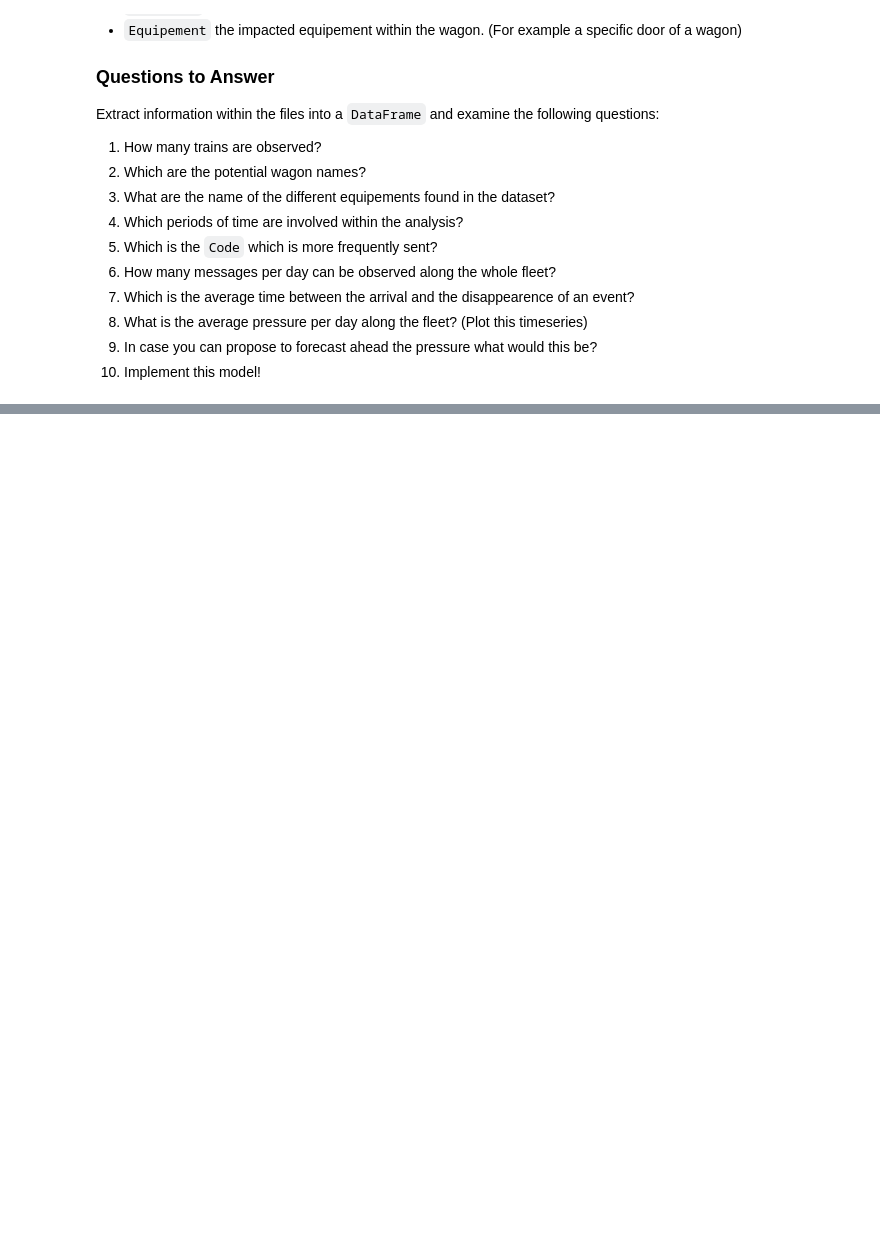
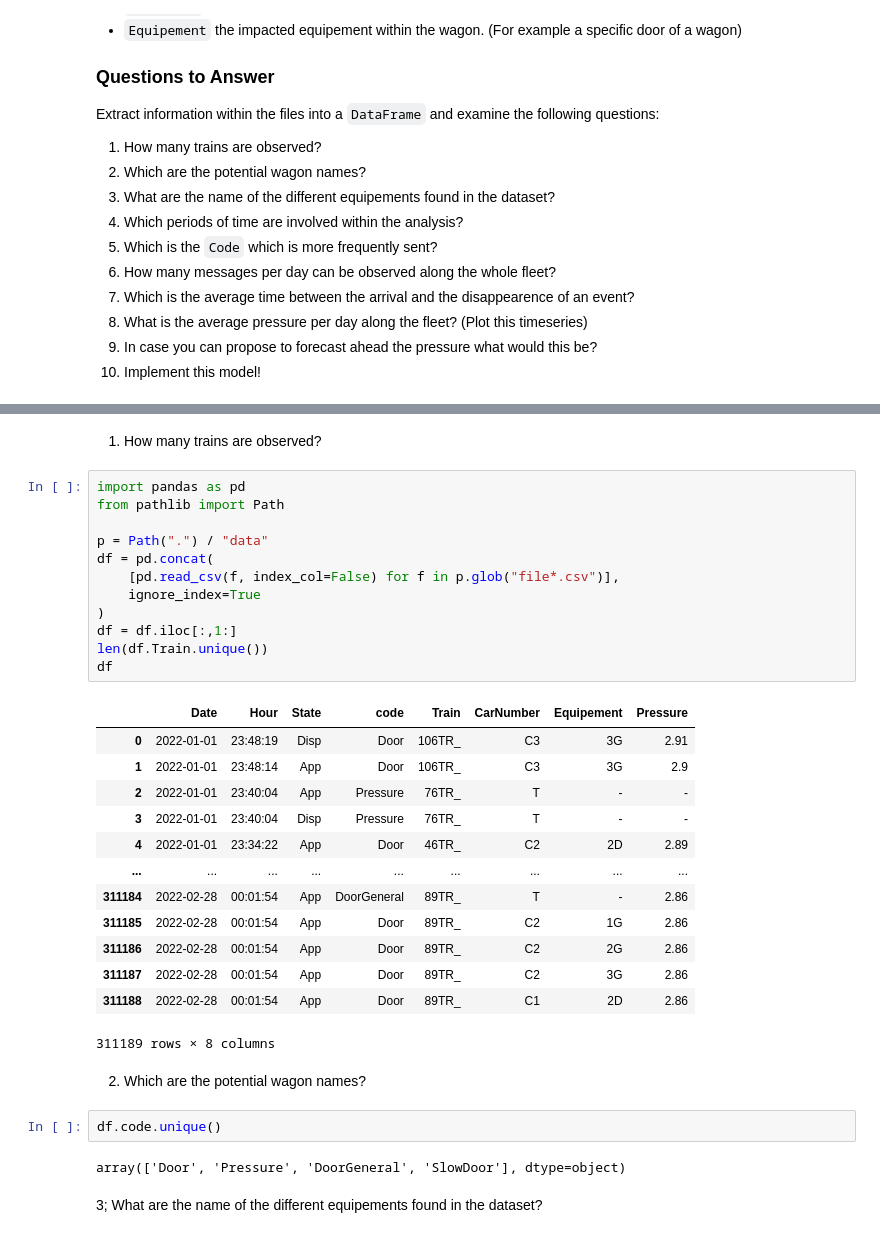
Before and after one commit to aladinoster/datascience-exercises, a Jupyter notebook: notebook-practice.ipynb, the cells around one changed output, grey strips where cells are left out. Drawn from its saved outputs; the diff is of its cells as text; blank space fills up the shorter version.

```diff
--- a/notebook-practice.ipynb
+++ b/notebook-practice.ipynb
@@ -44,0 +63,36 @@ Extract information within the files into a `DataFrame` and examine the followin
+# %% [markdown]
+1. How many trains are observed?
+# %%
+import pandas as pd
+from pathlib import Path
+
+p = Path(".") / "data"
+df = pd.concat(
+    [pd.read_csv(f, index_col=False) for f in p.glob("file*.csv")],
+    ignore_index=True
+)
+df = df.iloc[:,1:]
+len(df.Train.unique())
+df
+# %% [output]
+|  | Date | Hour | State | code | Train | CarNumber | Equipement | Pressure |
+| 0 | 2022-01-01 | 23:48:19 | Disp | Door | 106TR_ | C3 | 3G | 2.91 |
+| 1 | 2022-01-01 | 23:48:14 | App | Door | 106TR_ | C3 | 3G | 2.9 |
+| 2 | 2022-01-01 | 23:40:04 | App | Pressure | 76TR_ | T | - | - |
+| 3 | 2022-01-01 | 23:40:04 | Disp | Pressure | 76TR_ | T | - | - |
+| 4 | 2022-01-01 | 23:34:22 | App | Door | 46TR_ | C2 | 2D | 2.89 |
+| ... | ... | ... | ... | ... | ... | ... | ... | ... |
+| 311184 | 2022-02-28 | 00:01:54 | App | DoorGeneral | 89TR_ | T | - | 2.86 |
+| 311185 | 2022-02-28 | 00:01:54 | App | Door | 89TR_ | C2 | 1G | 2.86 |
+| 311186 | 2022-02-28 | 00:01:54 | App | Door | 89TR_ | C2 | 2G | 2.86 |
+| 311187 | 2022-02-28 | 00:01:54 | App | Door | 89TR_ | C2 | 3G | 2.86 |
+| 311188 | 2022-02-28 | 00:01:54 | App | Door | 89TR_ | C1 | 2D | 2.86 |
+311189 rows × 8 columns
+# %% [markdown]
+2. Which are the potential wagon names?
+# %%
+df.code.unique()
+# %% [output]
+array(['Door', 'Pressure', 'DoorGeneral', 'SlowDoor'], dtype=object)
+# %% [markdown]
+3; What are the name of the different equipements found in the dataset?
```
Also changed, not shown: parts of 12 cells of this notebook.
